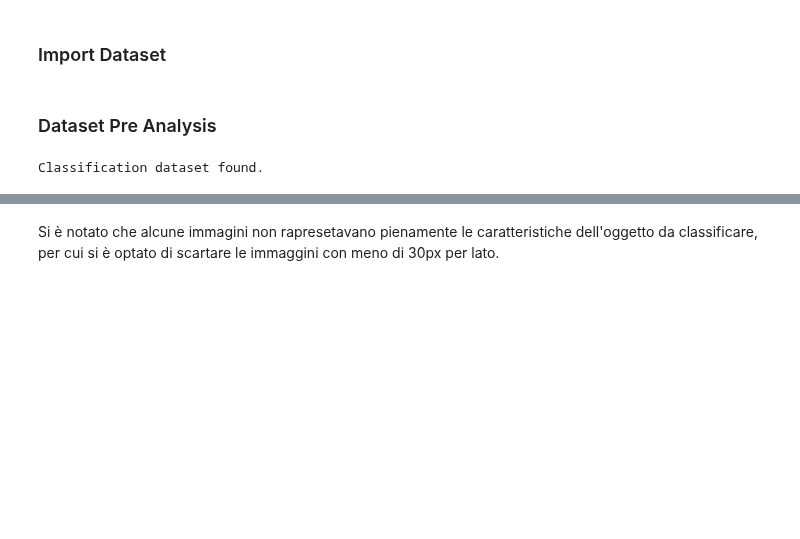
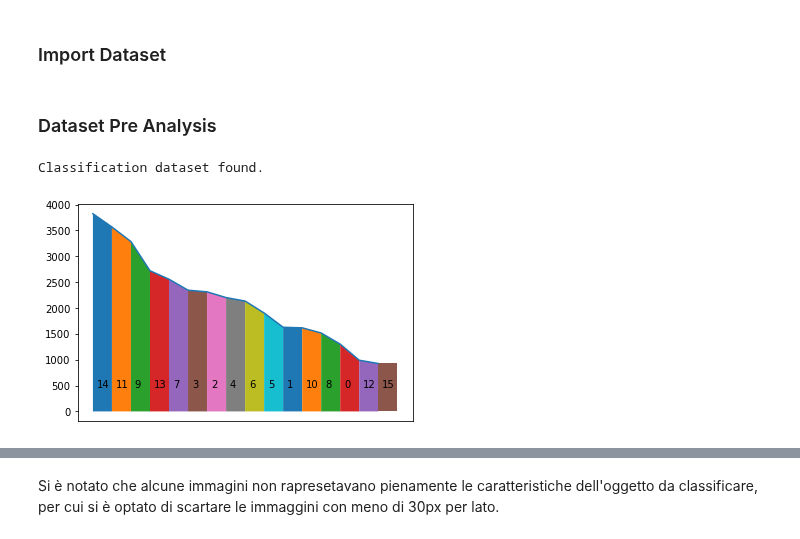
Before and after one commit to wredan/deep-learning-project, a Jupyter notebook: domain_adapt_notebook.ipynb, the cells around one changed output, grey strips where cells are left out. Saved outputs shown, nothing was run; the diff lists cells and outputs as text; code cells hidden in the pictures; blank space fills up the shorter version.

```diff
--- a/domain_adapt_notebook.ipynb
+++ b/domain_adapt_notebook.ipynb
@@ -284,6 +302,34 @@ dm.prepare_data()
 dm.setup(CulturalSiteDataModule.ALL_STAGE)
 # %% [output]
 Classification dataset found.
+# %%
+from traceback import format_exc
+
+
+image_dataset = dm.get_dataset()
+unique, counts = np.unique(image_dataset[:, 2], return_counts=True)
+
+test_plot = np.column_stack((unique,counts))
+x_sorted_desc = test_plot[test_plot[:, 1].argsort()[::-1]]
+test_plot = np.column_stack((unique,x_sorted_desc))
+#print(test_plot)
+
+plt.plot(test_plot[:, 0], test_plot[:, 2])
+ax = plt.gca()
+ax.get_xaxis().set_visible(False)
+
+for index, value in enumerate(list(test_plot)):
+    plt.text(index + 0.2, test_plot[-1][2]/2, str(value[1]))
+    if index > 0:
+        plt.fill_between(
+            np.array([test_plot[index - 1][0], test_plot[index][0]], dtype=float),
+            np.array([test_plot[index - 1][2], test_plot[index][2]], dtype=float))
+    if index == 15:
+        plt.fill_between(
+            np.array([test_plot[index][0], test_plot[index][0] + 1], dtype=float),
+            np.array([test_plot[index][2], test_plot[index][2]], dtype=float))
+# %% [output]
+[figure, added]
 # %%
 fig, (train_subplot, val_subplot, test_subplot) = plt.subplots(1, 3)
 dm.train_preanalysis(train_subplot, 'Train')
```
Also changed, not shown: parts of 4 cells of this notebook.
